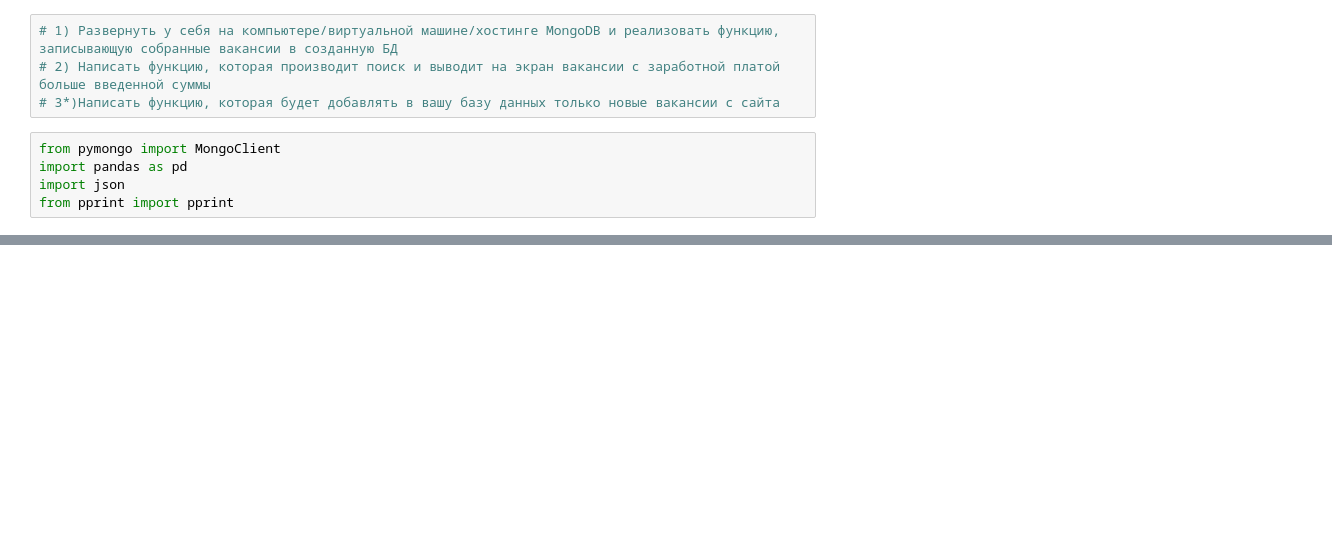
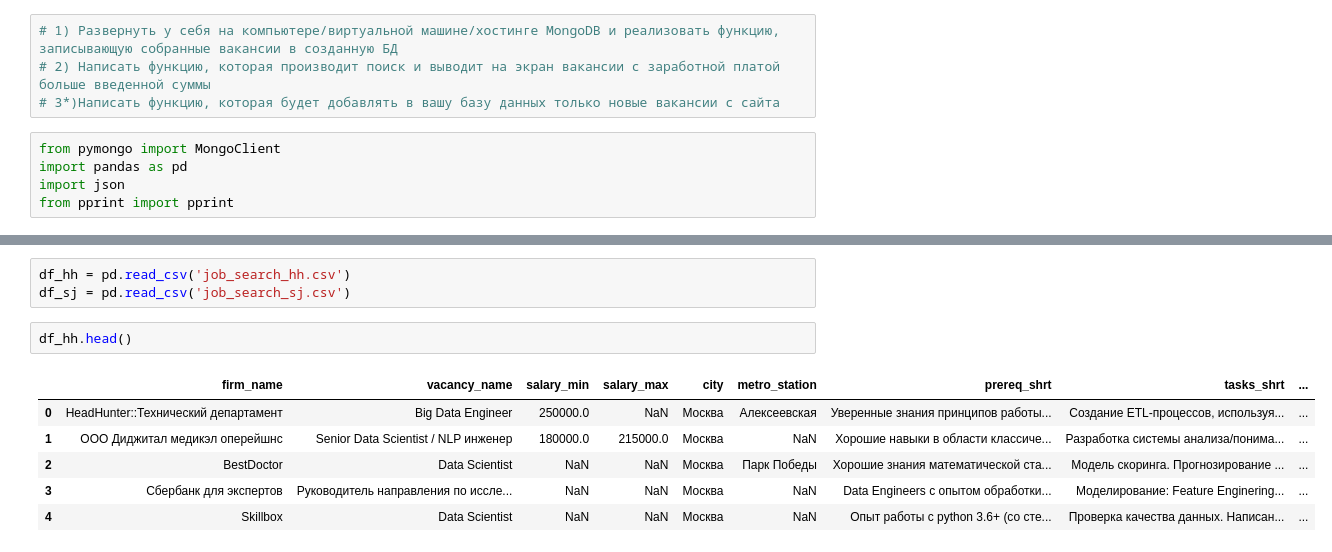
Before and after one commit to Nickel-nc/GU_PSC, a Jupyter notebook: PSC_Task_3/PSC_3.ipynb, the cells around one changed output, grey strips where cells are left out. Cells and saved outputs as stored; diff of their text form; blank space fills up the shorter version.

```diff
--- a/PSC_Task_3/PSC_3.ipynb
+++ b/PSC_Task_3/PSC_3.ipynb
@@ -23,0 +15,12 @@ df.head()
+# %%
+df_hh = pd.read_csv('job_search_hh.csv')
+df_sj = pd.read_csv('job_search_sj.csv')
+# %%
+df_hh.head()
+# %% [output]
+|  | firm_name | vacancy_name | salary_min | salary_max | city | metro_station | prereq_shrt | tasks_shrt | ... |
+| 0 | HeadHunter::Технический департамент | Big Data Engineer | 250000.0 | NaN | Москва | Алексеевская | Уверенные знания принципов работы... | Создание ETL-процессов, используя... | ... |
+| 1 | ООО Диджитал медикэл оперейшнс | Senior Data Scientist / NLP инженер | 180000.0 | 215000.0 | Москва | NaN | Хорошие навыки в области классиче... | Разработка системы анализа/понима... | ... |
+| 2 | BestDoctor | Data Scientist | NaN | NaN | Москва | Парк Победы | Хорошие знания математической ста... | Модель скоринга. Прогнозирование ... | ... |
+| 3 | Сбербанк для экспертов | Руководитель направления по иссле... | NaN | NaN | Москва | NaN | Data Engineers с опытом обработки... | Моделирование: Feature Enginering... | ... |
+| 4 | Skillbox | Data Scientist | NaN | NaN | Москва | NaN | Опыт работы с python 3.6+ (со сте... | Проверка качества данных. Написан... | ... |
```
Also changed, not shown: parts of 7 cells of this notebook.
